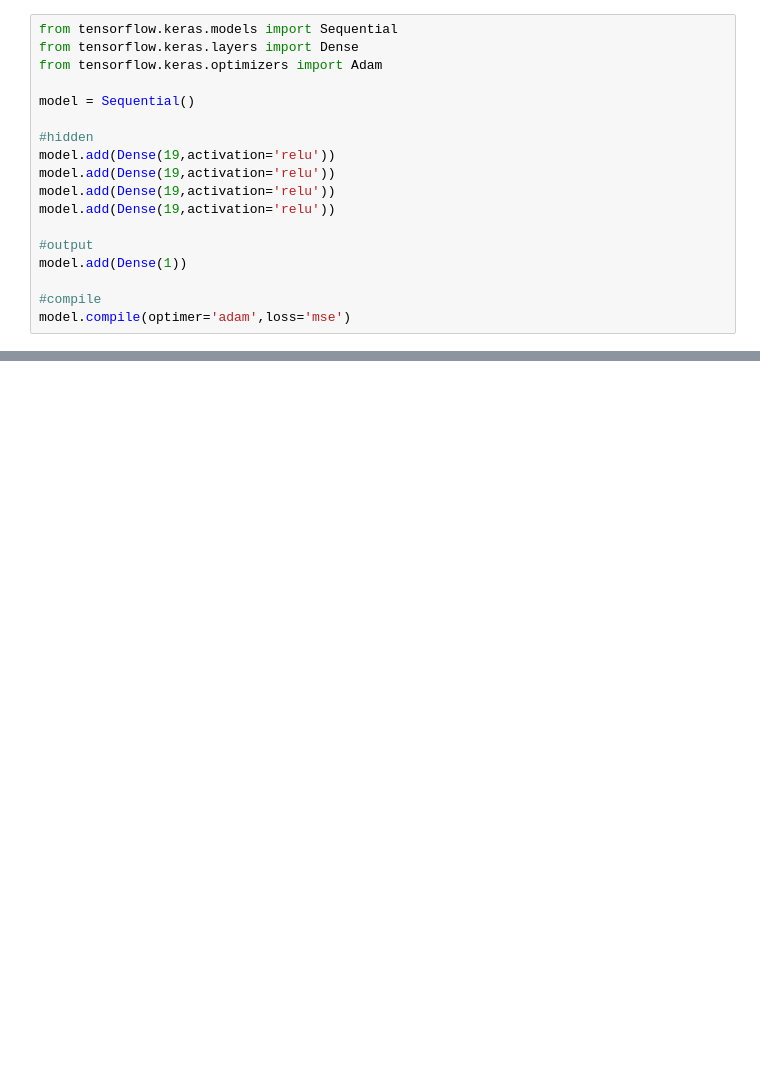
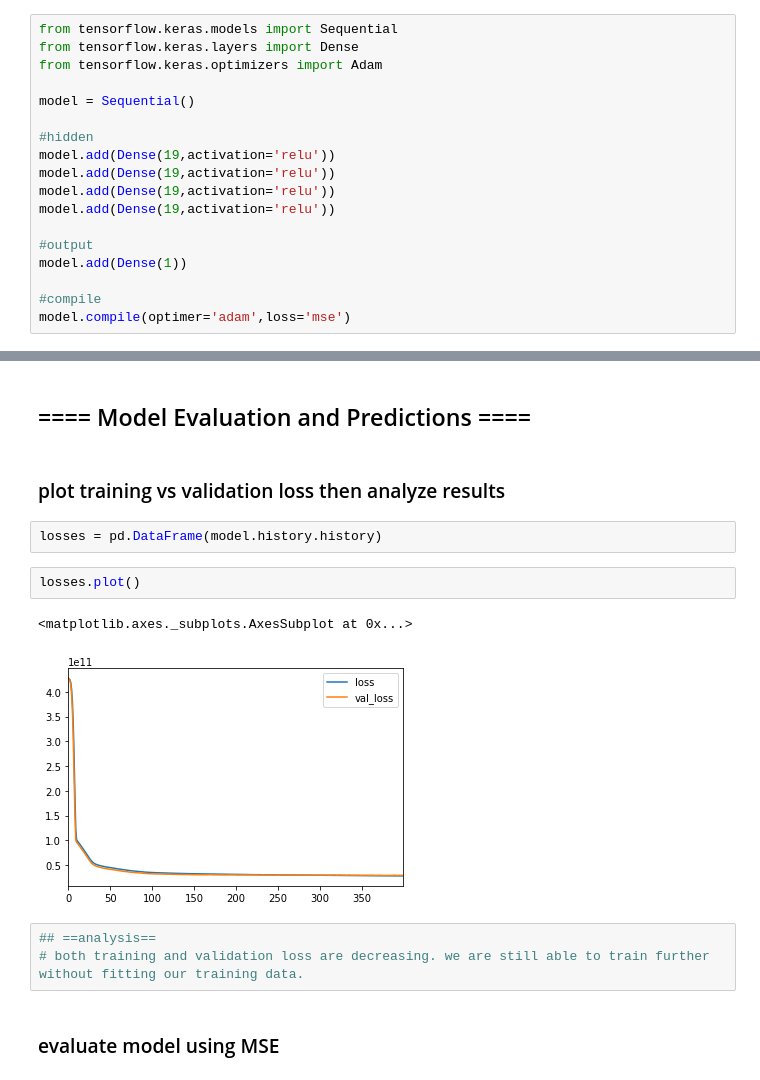
Before and after one commit to techcomm23/TF-Practice1, a Jupyter notebook: 03-ANNs/01-Keras-Regression.ipynb, the cells around one changed output, grey strips where cells are left out. Saved outputs shown, nothing was run; the diff lists cells and outputs as text; blank space fills up the shorter version.

```diff
--- a/03-ANNs/01-Keras-Regression.ipynb
+++ b/03-ANNs/01-Keras-Regression.ipynb
@@ -458 +458,17 @@ Epoch 400/400
 <tensorflow.python.keras.callbacks.History at 0x...>
+# %% [markdown]
+## ==== Model Evaluation and Predictions  ====
+# %% [markdown]
+### plot training  vs validation loss then analyze results
+# %%
+losses = pd.DataFrame(model.history.history)
+# %%
+losses.plot()
+# %% [output]
+<matplotlib.axes._subplots.AxesSubplot at 0x...>
+[figure, added]
+# %%
+## ==analysis==
+# both training and validation loss are decreasing. we are still able to train further without fitting our training data.
+# %% [markdown]
+### evaluate model using MSE
```
Also changed, not shown: parts of 21 cells of this notebook.
